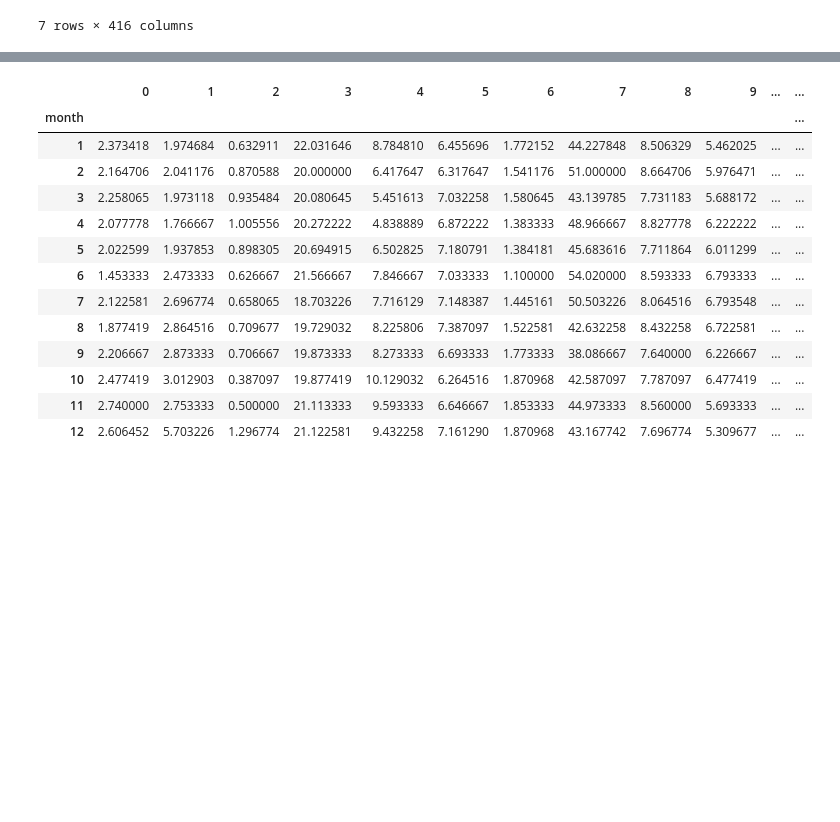
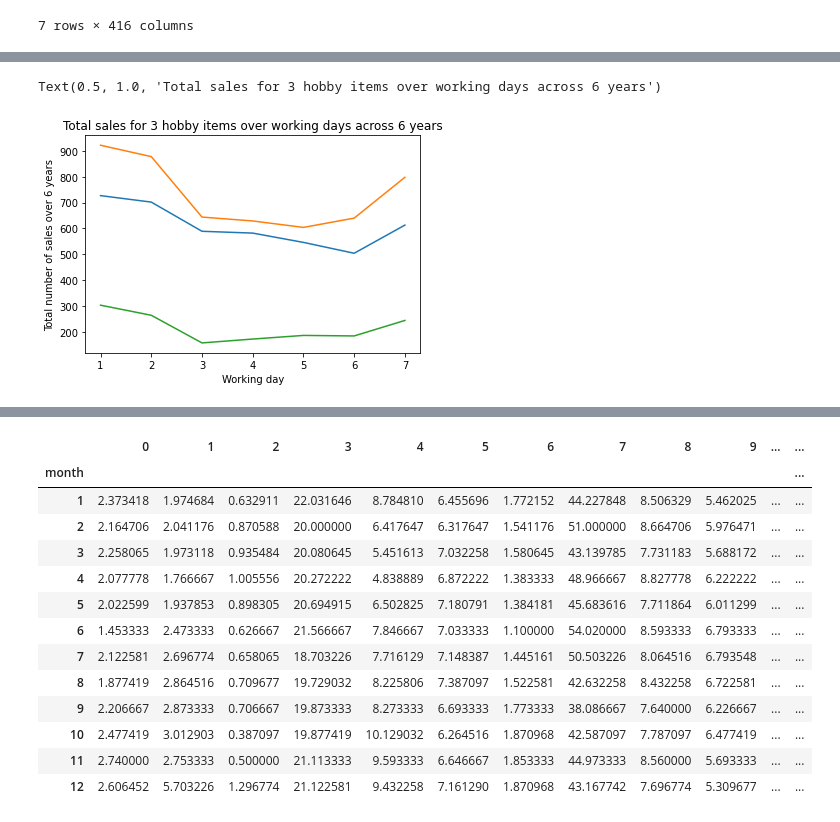
Before and after one commit to sithankanna/hts-forecast, a Jupyter notebook: notebooks/001-EK-EDA.ipynb, the cells around one changed output, grey strips where cells are left out. Drawn from its saved outputs; the diff is of its cells as text; code cells hidden in the pictures; blank space fills up the shorter version.

```diff
--- a/notebooks/001-EK-EDA.ipynb
+++ b/notebooks/001-EK-EDA.ipynb
@@ -333,0 +327,4 @@ g1.mean().plot()
+# %%
+df_wday_t = df_wday.groupby('wday').sum()
+df_wday_total = df_wday_t.reset_index()
+df_wday_total
@@ -333,0 +341,11 @@ g1.mean().plot()
+# %%
+%matplotlib inline
+plt.plot(df_wday_total.wday, df_wday_total[0])
+plt.plot(df_wday_total.wday, df_wday_total[1])
+plt.plot(df_wday_total.wday, df_wday_total[2])
+plt.xlabel('Working day')
+plt.ylabel('Total number of sales over 6 years')
+plt.title('Total sales for 3 hobby items over working days across 6 years')
+# %% [output]
+Text(0.5, 1.0, 'Total sales for 3 hobby items over working days across 6 years')
+[figure, added]
```
Also changed, not shown: parts of 19 cells of this notebook.
